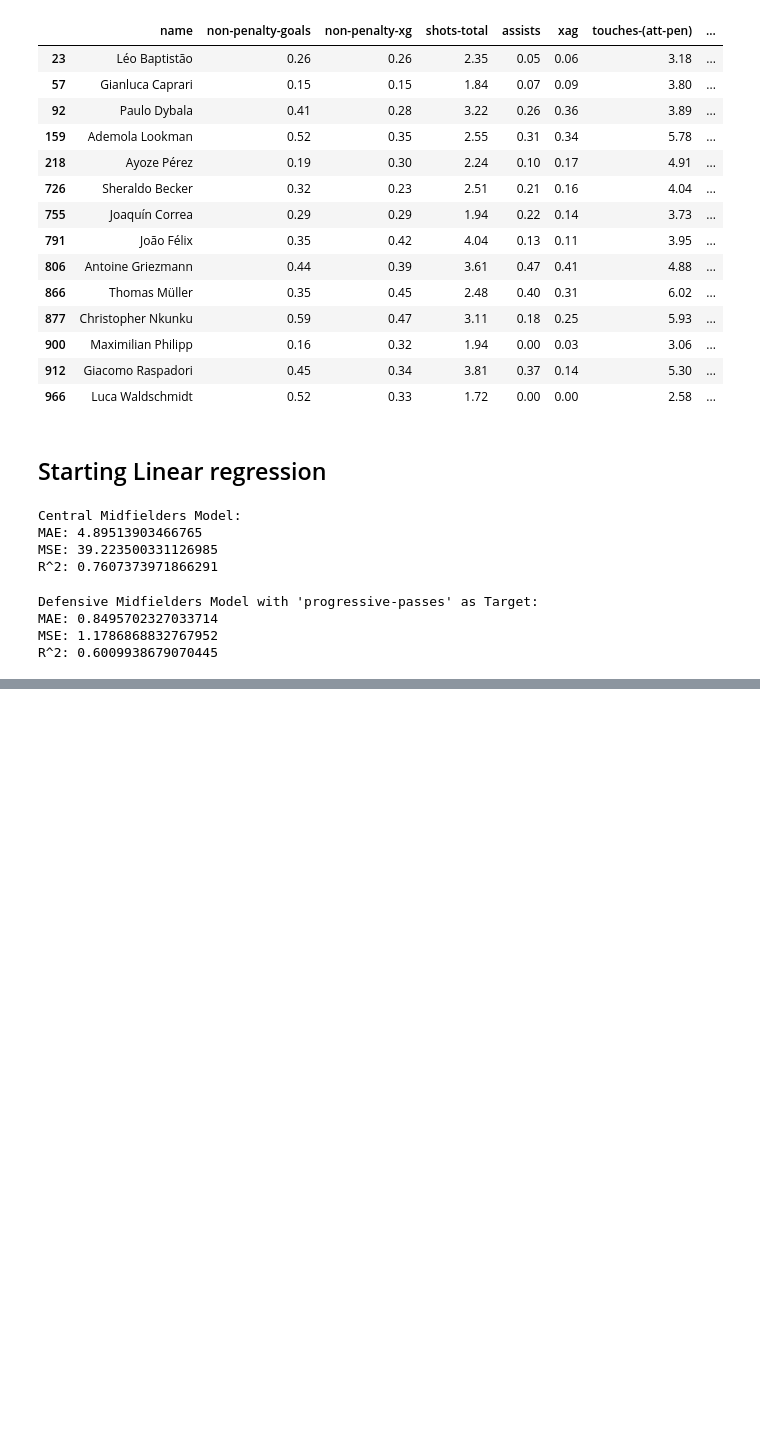
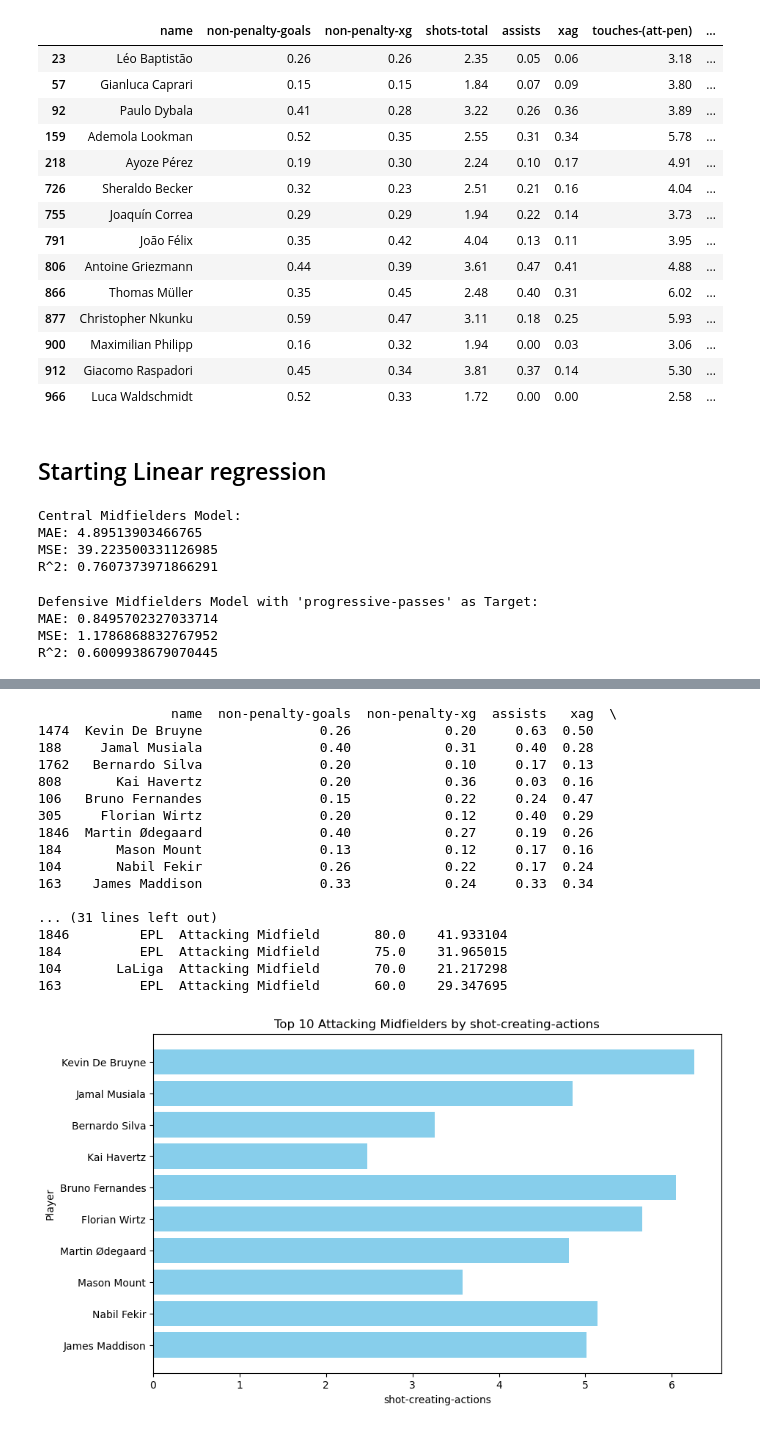
Before and after one commit to enesyesil/Moneyball-Scout-ML, a Jupyter notebook: Moneyball Scout Dataset.ipynb, the cells around one changed output, grey strips where cells are left out. Saved outputs shown, nothing was run; the diff lists cells and outputs as text; code cells hidden in the pictures; blank space fills up the shorter version.

```diff
--- a/Moneyball Scout Dataset.ipynb
+++ b/Moneyball Scout Dataset.ipynb
@@ -246,7 +259,7 @@ amc_columns = [
     'name', 'non-penalty-goals', 'non-penalty-xg', 'assists',
     'xag', 'shot-creating-actions', 'passes-attempted',
     'pass-completion-%', 'progressive-passes', 'successful-take-ons',
-    'tackles', 'interceptions', 'league','position'
+    'tackles', 'interceptions', 'league','position','max_price'
 ]
 
 # Filtering for "Attacking Midfielder" players and selecting the 13 important columns
@@ -403,0 +426,37 @@ R^2: 0.6009938679070445
+# %%
+import matplotlib.pyplot as plt
+
+
+# Sorting the DataFrame based on 'max_price' in descending order to get the top players
+top_10_amc = df_amc.sort_values(by='max_price', ascending=False).head(10)
+
+# Displaying the top 10 AMCs
+print(top_10_amc)
+
+# Creating a bar graph
+plt.figure(figsize=(10, 6))
+plt.barh(top_10_amc['name'], top_10_amc['shot-creating-actions'], color='skyblue')
+plt.xlabel('shot-creating-actions')
+plt.ylabel('Player')
+plt.title('Top 10 Attacking Midfielders by shot-creating-actions')
+plt.gca().invert_yaxis()  # To display the player with the highest score at the top
+plt.show()
+# %% [output]
+                 name  non-penalty-goals  non-penalty-xg  assists   xag  \
+1474  Kevin De Bruyne               0.26            0.20     0.63  0.50
+188     Jamal Musiala               0.40            0.31     0.40  0.28
+1762   Bernardo Silva               0.20            0.10     0.17  0.13
+808       Kai Havertz               0.20            0.36     0.03  0.16
+106   Bruno Fernandes               0.15            0.22     0.24  0.47
+305     Florian Wirtz               0.20            0.12     0.40  0.29
+1846  Martin Ødegaard               0.40            0.27     0.19  0.26
+184       Mason Mount               0.13            0.12     0.17  0.16
+104       Nabil Fekir               0.26            0.22     0.17  0.24
+163    James Maddison               0.33            0.24     0.33  0.34
+
+... (31 lines left out)
+1846         EPL  Attacking Midfield       80.0    41.933104
+184          EPL  Attacking Midfield       75.0    31.965015
+104       LaLiga  Attacking Midfield       70.0    21.217298
+163          EPL  Attacking Midfield       60.0    29.347695
+[figure, added]
```
Also changed, not shown: parts of 4 cells of this notebook.
